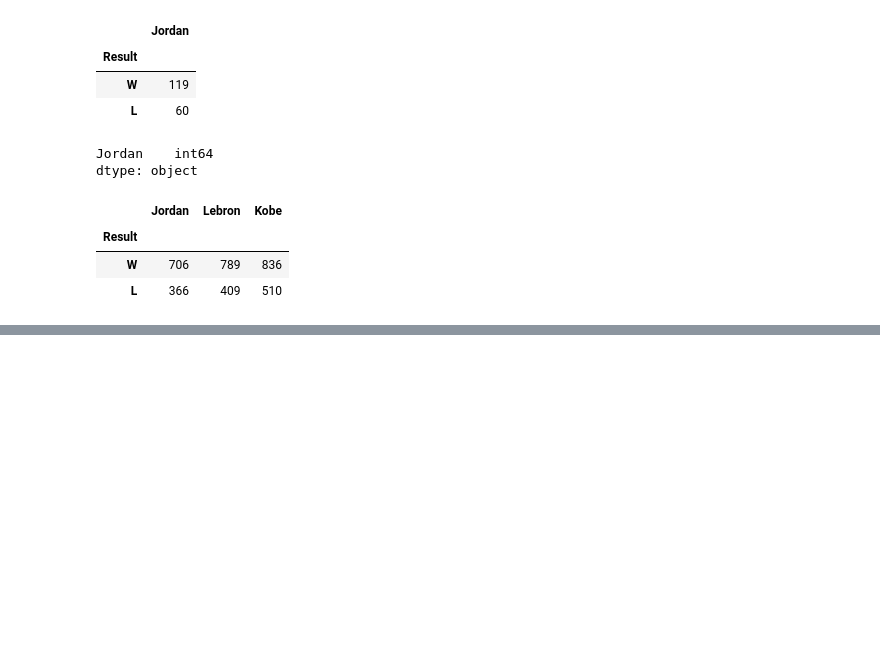
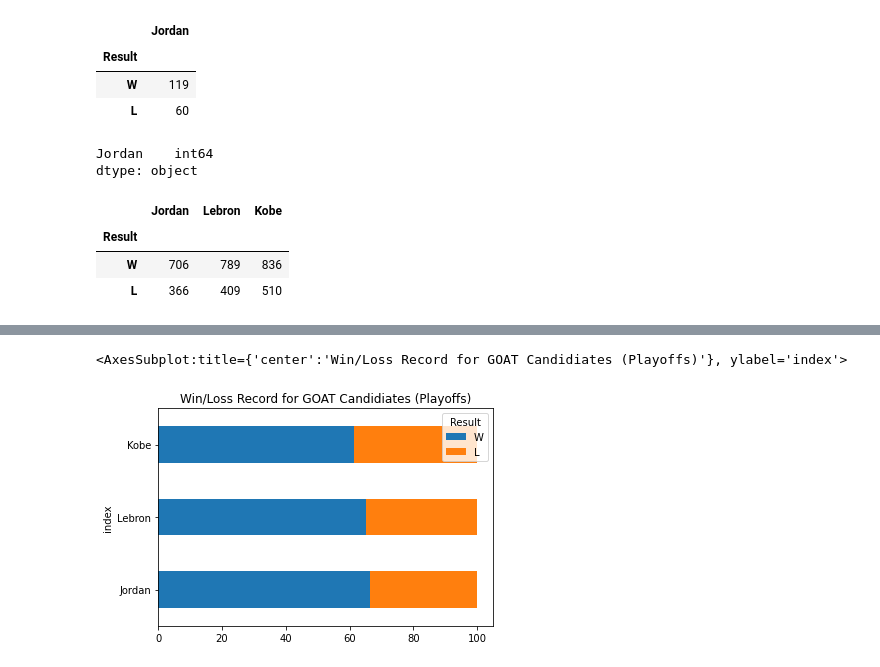
Before and after one commit to tstenner1/Data-Cleanup-and-Analysis-Project, a Jupyter notebook: All Game Stats-Stacked Bar Graph.ipynb, the cells around one changed output, grey strips where cells are left out. Saved outputs shown, nothing was run; the diff lists cells and outputs as text; code cells hidden in the pictures; blank space fills up the shorter version.

```diff
--- a/All Game Stats-Stacked Bar Graph.ipynb
+++ b/All Game Stats-Stacked Bar Graph.ipynb
@@ -226,0 +258,10 @@ plt.savefig('Win_Loss_PO.png')
+# %%
+rel.plot(
+    x = 'index',
+    kind = 'barh',
+    stacked = True,
+    title = 'Win/Loss Record for GOAT Candidiates (Playoffs)',
+    mark_right = True)
+# %% [output]
+<AxesSubplot:title={'center':'Win/Loss Record for GOAT Candidiates (Playoffs)'}, ylabel='index'>
+[figure, added]
```
Also changed, not shown: parts of 10 cells of this notebook.
